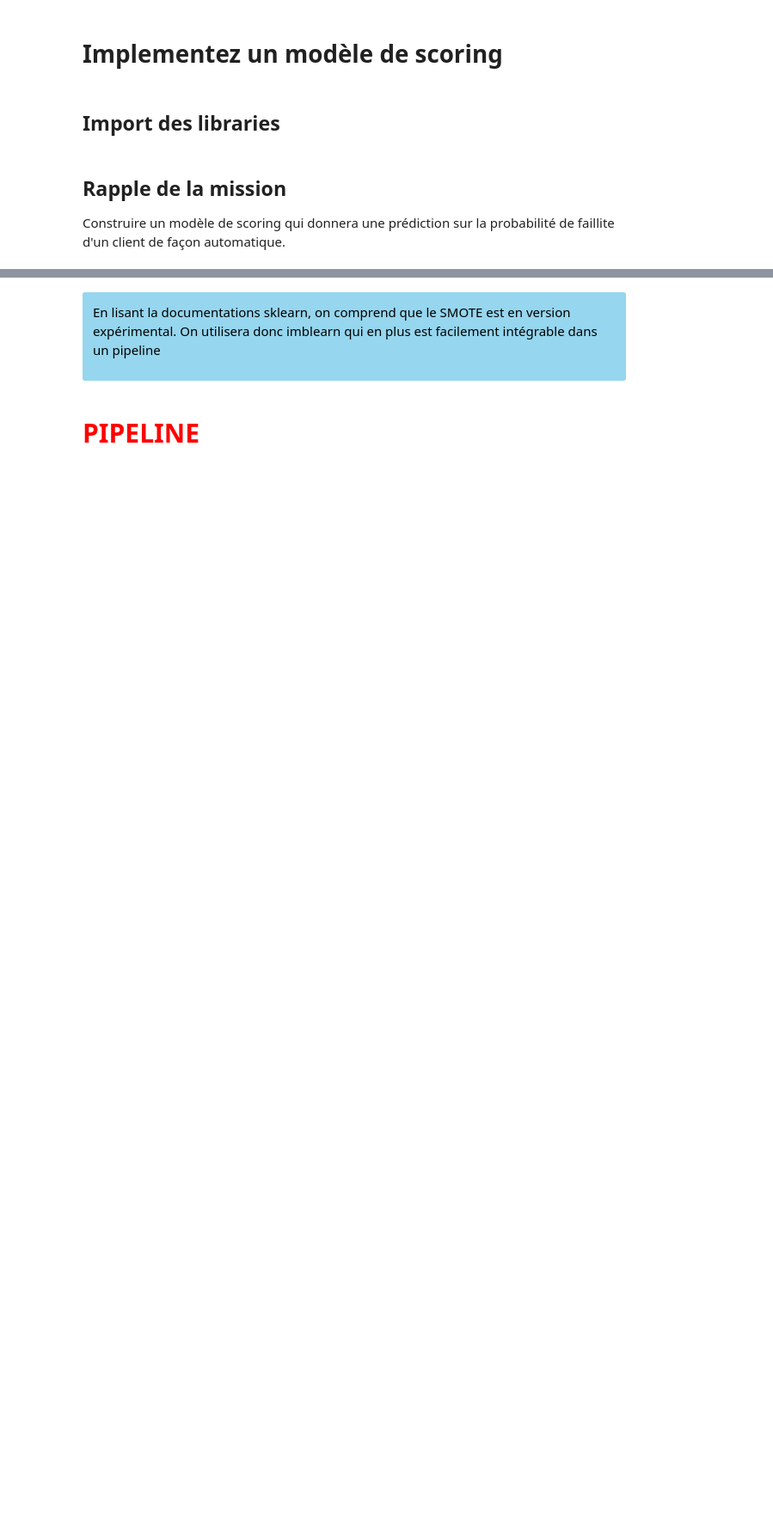
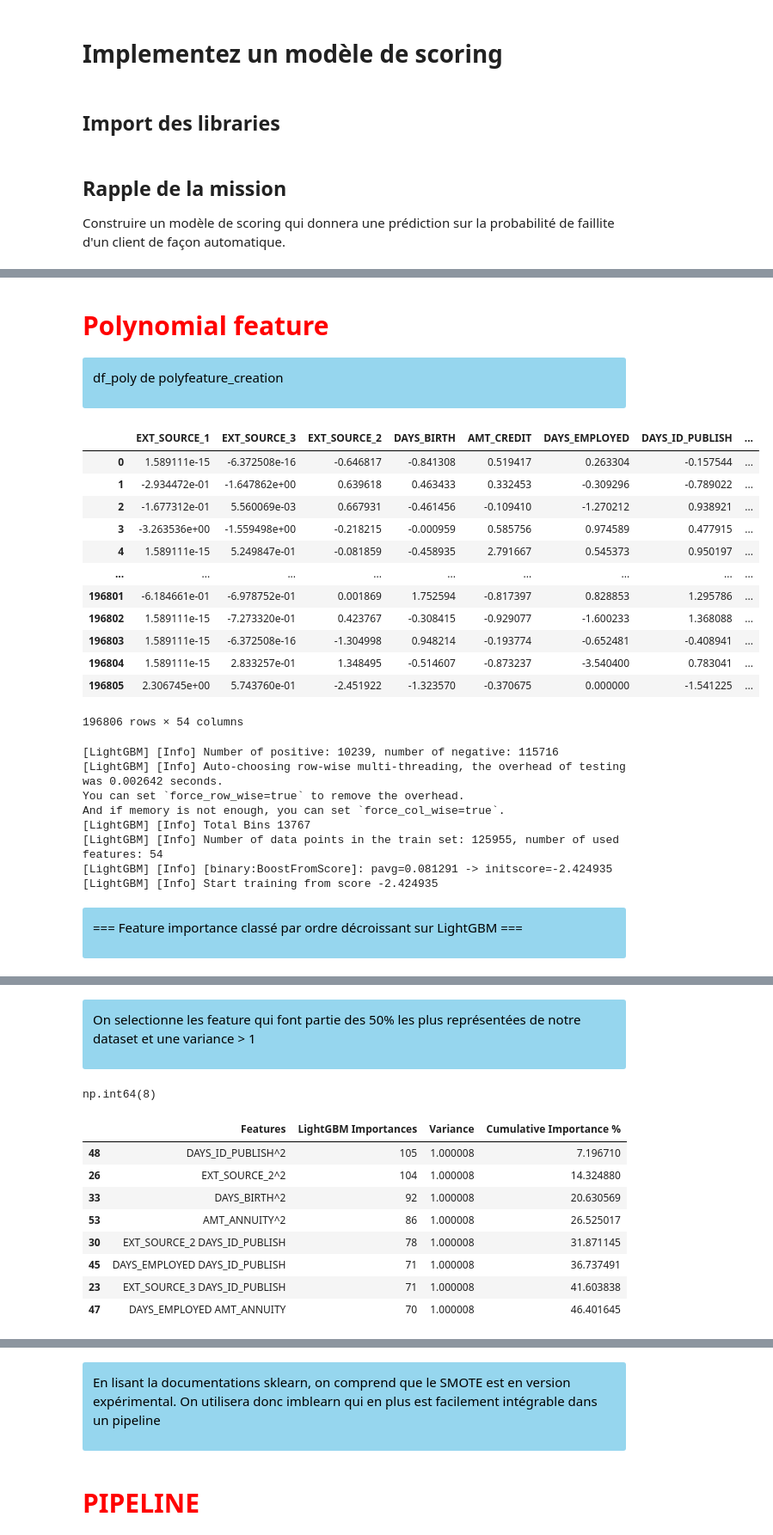
Before and after one commit to Belin27000/P4_ScoringModel, a Jupyter notebook: Lecerf_yann_2_notebook_modelisation.ipynb, the cells around one changed output, grey strips where cells are left out. Shown at 86% size. Drawn from its saved outputs; the diff is of its cells as text; code cells hidden in the pictures; blank space fills up the shorter version.

```diff
--- a/Lecerf_yann_2_notebook_modelisation.ipynb
+++ b/Lecerf_yann_2_notebook_modelisation.ipynb
@@ -58,0 +237,49 @@ Split des données en 2 en gardant la même proposrtion au niveau de 'TARGET'
+# %%
+def poly_feature_creation(df):
+    poly_transformer = PolynomialFeatures(degree=2, include_bias=False)
+    X_poly = poly_transformer.fit_transform(df)
+    df.columns = df.columns.astype(str)
+    poly_feature_names = poly_transformer.get_feature_names_out(input_features=df.columns)
+    df_poly = pd.DataFrame(X_poly, columns=poly_feature_names)
+    display_info(message="df_poly de polyfeature_creation")
+    display(df_poly)
+    df_poly['TARGET'] = app_train['TARGET']
+
+    return df_poly
+# %%
+def get_feat_importanceOnPoly(df_poly):
+    X_train, X_test, y_train, y_test = split_df(df_poly)
+    importances_lgbm_reordered =getfeatureImportances(X_train, X_test, y_train, y_test)
+    df=feature_selection(importances_lgbm_reordered)
+    return df
+# %%
+display_info(title="Polynomial feature", color='red', fontsize='30px')
+df_poly= poly_feature_creation(df_with_feature_selected)
+# df = feature_selection(get_feat_importanceOnPoly(df_poly))
+# display(df)
+df = feature_importance_Choice(df_poly,feature_selection(get_feat_importanceOnPoly(df_poly)))
+# %% [output]
+Polynomial feature
+df_poly de polyfeature_creation
+|  | EXT_SOURCE_1 | EXT_SOURCE_3 | EXT_SOURCE_2 | DAYS_BIRTH | AMT_CREDIT | DAYS_EMPLOYED | DAYS_ID_PUBLISH | ... |
+| 0 | 1.589111e-15 | -6.372508e-16 | -0.646817 | -0.841308 | 0.519417 | 0.263304 | -0.157544 | ... |
+| 1 | -2.934472e-01 | -1.647862e+00 | 0.639618 | 0.463433 | 0.332453 | -0.309296 | -0.789022 | ... |
+| 2 | -1.677312e-01 | 5.560069e-03 | 0.667931 | -0.461456 | -0.109410 | -1.270212 | 0.938921 | ... |
+| 3 | -3.263536e+00 | -1.559498e+00 | -0.218215 | -0.000959 | 0.585756 | 0.974589 | 0.477915 | ... |
+| 4 | 1.589111e-15 | 5.249847e-01 | -0.081859 | -0.458935 | 2.791667 | 0.545373 | 0.950197 | ... |
+| ... | ... | ... | ... | ... | ... | ... | ... | ... |
+| 196801 | -6.184661e-01 | -6.978752e-01 | 0.001869 | 1.752594 | -0.817397 | 0.828853 | 1.295786 | ... |
+| 196802 | 1.589111e-15 | -7.273320e-01 | 0.423767 | -0.308415 | -0.929077 | -1.600233 | 1.368088 | ... |
+| 196803 | 1.589111e-15 | -6.372508e-16 | -1.304998 | 0.948214 | -0.193774 | -0.652481 | -0.408941 | ... |
+| 196804 | 1.589111e-15 | 2.833257e-01 | 1.348495 | -0.514607 | -0.873237 | -3.540400 | 0.783041 | ... |
+| 196805 | 2.306745e+00 | 5.743760e-01 | -2.451922 | -1.323570 | -0.370675 | 0.000000 | -1.541225 | ... |
+196806 rows × 54 columns
+[LightGBM] [Info] Number of positive: 10239, number of negative: 115716
+[LightGBM] [Info] Auto-choosing row-wise multi-threading, the overhead of testing was 0.002642 seconds.
+You can set `force_row_wise=true` to remove the overhead.
+And if memory is not enough, you can set `force_col_wise=true`.
+[LightGBM] [Info] Total Bins 13767
+[LightGBM] [Info] Number of data points in the train set: 125955, number of used features: 54
+[LightGBM] [Info] [binary:BoostFromScore]: pavg=0.081291 -> initscore=-2.424935
+[LightGBM] [Info] Start training from score -2.424935
+=== Feature importance classé par ordre décroissant sur LightGBM ===
@@ -58,0 +303,11 @@ Split des données en 2 en gardant la même proposrtion au niveau de 'TARGET'
+On selectionne les feature qui font partie des 50% les plus représentées de notre dataset et une variance > 1
+np.int64(8)
+|  | Features | LightGBM Importances | Variance | Cumulative Importance % |
+| 48 | DAYS_ID_PUBLISH^2 | 105 | 1.000008 | 7.196710 |
+| 26 | EXT_SOURCE_2^2 | 104 | 1.000008 | 14.324880 |
+| 33 | DAYS_BIRTH^2 | 92 | 1.000008 | 20.630569 |
+| 53 | AMT_ANNUITY^2 | 86 | 1.000008 | 26.525017 |
+| 30 | EXT_SOURCE_2 DAYS_ID_PUBLISH | 78 | 1.000008 | 31.871145 |
+| 45 | DAYS_EMPLOYED DAYS_ID_PUBLISH | 71 | 1.000008 | 36.737491 |
+| 23 | EXT_SOURCE_3 DAYS_ID_PUBLISH | 71 | 1.000008 | 41.603838 |
+| 47 | DAYS_EMPLOYED AMT_ANNUITY | 70 | 1.000008 | 46.401645 |
```
Also changed, not shown: parts of 20 cells of this notebook.
